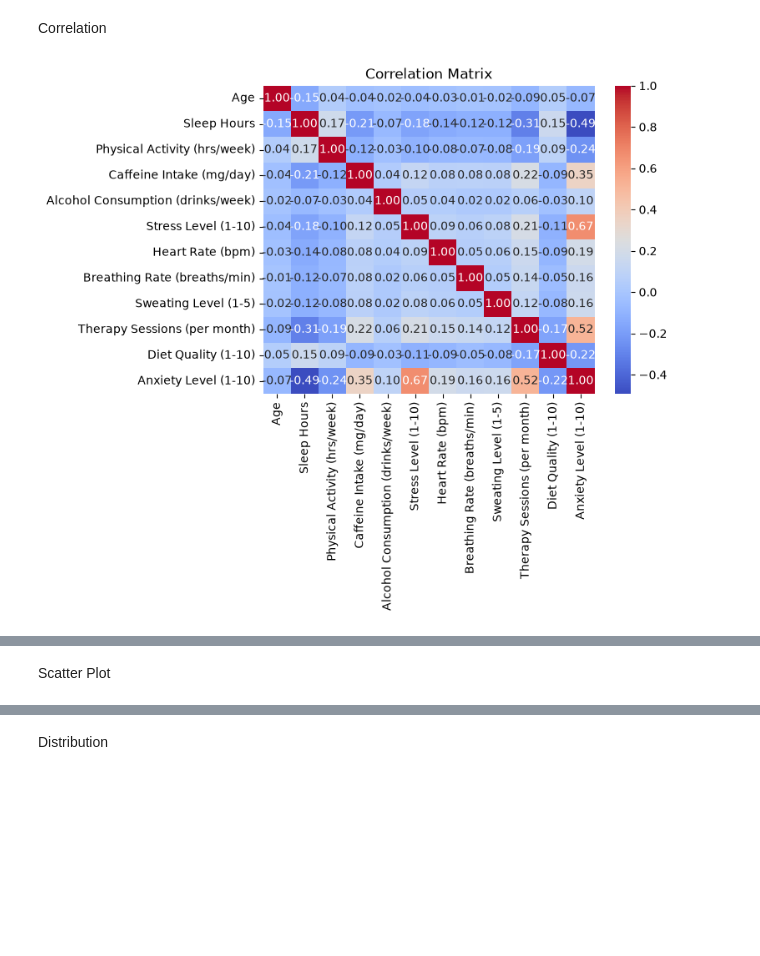
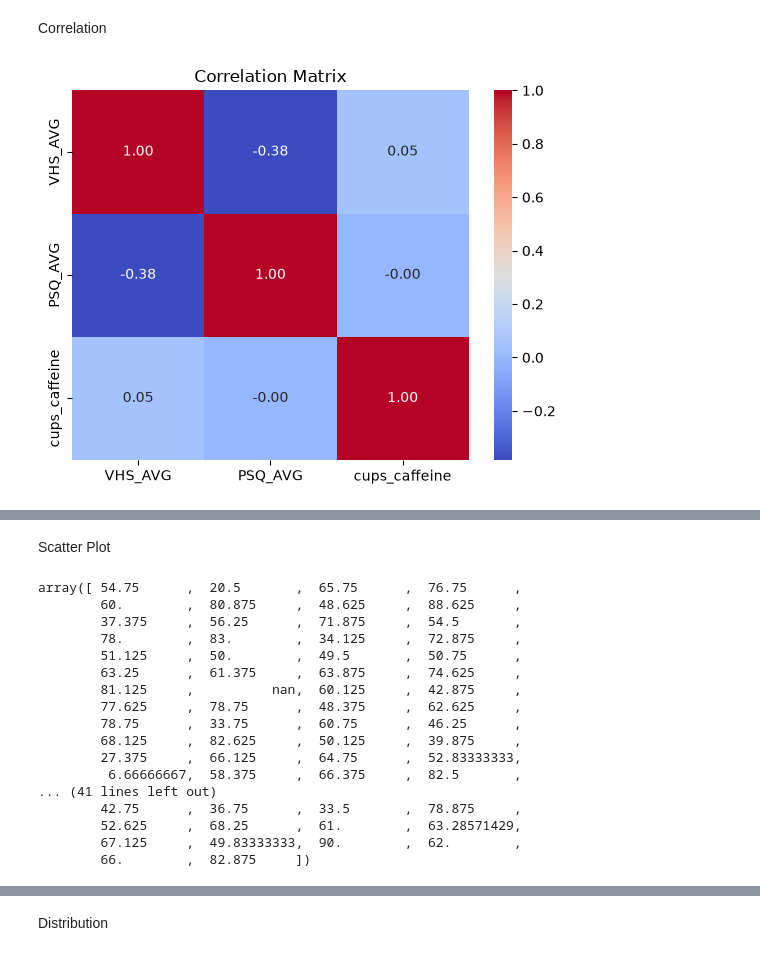
Before and after one commit to ByteofSin/PsychStats, a Jupyter notebook: Analysis.ipynb, the cells around one changed output, grey strips where cells are left out. Saved outputs shown, nothing was run; the diff lists cells and outputs as text; code cells hidden in the pictures; blank space fills up the shorter version.

```diff
--- a/Analysis.ipynb
+++ b/Analysis.ipynb
@@ -53,11 +80,13 @@ reload(viz)
 # %% [markdown]
 # Loading Data
 # %%
-file_name = "data/enhanced_anxiety_dataset.csv"
+file_name = "data/Correlations Homework File v2-1.sav"
 # %%
 data = d.import_data(
     file_path=file_name,
 )
+# %%
+data = data[0]
 # %% [markdown]
 # Data Exploration
 # %% [markdown]
@@ -153,9 +181,9 @@ data
 # %% [markdown]
 Correlation
 # %%
-correlation = viz.correlation_matrix(data)
+correlation = viz.correlation_matrix(pd.DataFrame(data[["VHS_AVG", "PSQ_AVG", "cups_caffeine"]]))
 # %% [output]
-[figure, old version]
+[figure, new version]
 # %%
 correlation
 # %% [output]
@@ -180,3 +208,23 @@ ylabel = "Age"
+# %%
+data[xlabel].values
+# %% [output]
+array([ 54.75      ,  20.5       ,  65.75      ,  76.75      ,
+        60.        ,  80.875     ,  48.625     ,  88.625     ,
+        37.375     ,  56.25      ,  71.875     ,  54.5       ,
+        78.        ,  83.        ,  34.125     ,  72.875     ,
+        51.125     ,  50.        ,  49.5       ,  50.75      ,
+        63.25      ,  61.375     ,  63.875     ,  74.625     ,
+        81.125     ,          nan,  60.125     ,  42.875     ,
+        77.625     ,  78.75      ,  48.375     ,  62.625     ,
+        78.75      ,  33.75      ,  60.75      ,  46.25      ,
+        68.125     ,  82.625     ,  50.125     ,  39.875     ,
+        27.375     ,  66.125     ,  64.75      ,  52.83333333,
+         6.66666667,  58.375     ,  66.375     ,  82.5       ,
+... (41 lines left out)
+        42.75      ,  36.75      ,  33.5       ,  78.875     ,
+        52.625     ,  68.25      ,  61.        ,  63.28571429,
+        67.125     ,  49.83333333,  90.        ,  62.        ,
+        66.        ,  82.875     ])
 # %%
 viz.scatter_plot(
     data=data,
```
Also changed, not shown: parts of 14 cells of this notebook, 2 other files.
